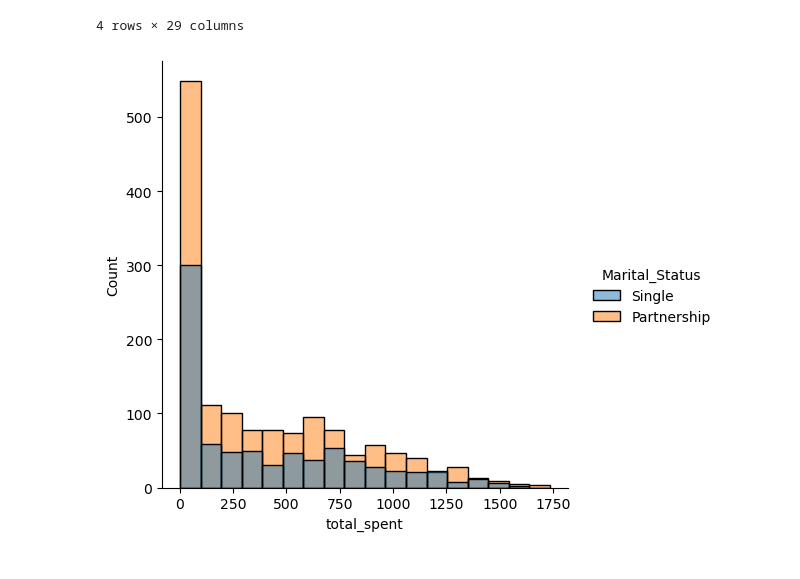
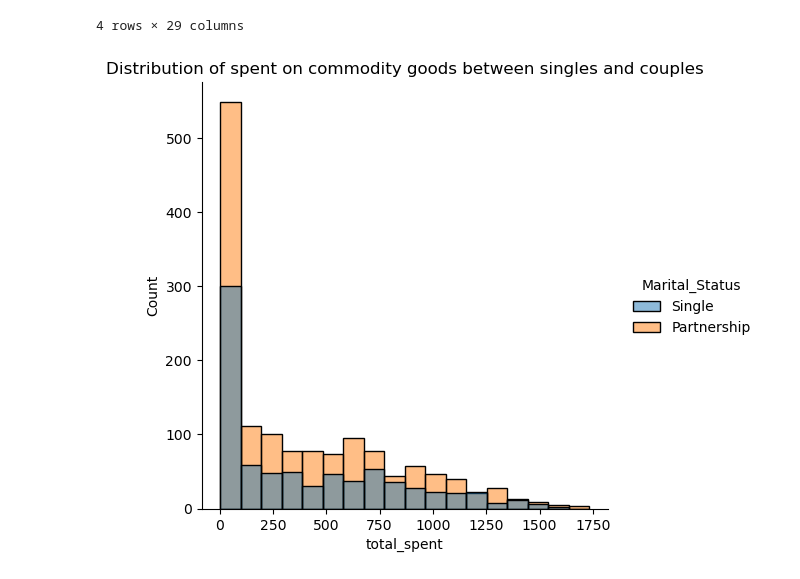
Before and after one commit to tamaricki/Projects, a Jupyter notebook: Customer_analysis_clustering.ipynb, the cells around one changed output. Cells and saved outputs as stored; diff of their text form; code cells hidden in the pictures.

```diff
--- a/Customer_analysis_clustering.ipynb
+++ b/Customer_analysis_clustering.ipynb
@@ -176,7 +176,8 @@ df['total_spent'] =df['MntWines'] + df['MntFruits']+ df['MntFishProducts'] + df[
 
 df['Marital_Status']=df['Marital_Status'].replace({'Divorced':'Single', 'Widow':'Single', 'Alone':'Single','Together':'Partnership', 'Married':'Partnership'})
 # %%
-sns.displot(data=df, x='total_spent', hue='Marital_Status', kind='hist')
+sns.displot(data=df, x='total_spent', hue='Marital_Status', kind='hist') # actually better PairGrid with compairing, total_spent, recency, income, distinguishing marital, education status
+plt.title('Distribution of spent on commodity goods between singles and couples')
 plt.show()
 # %% [output]
-[figure, old version]
+[figure, new version]
```
